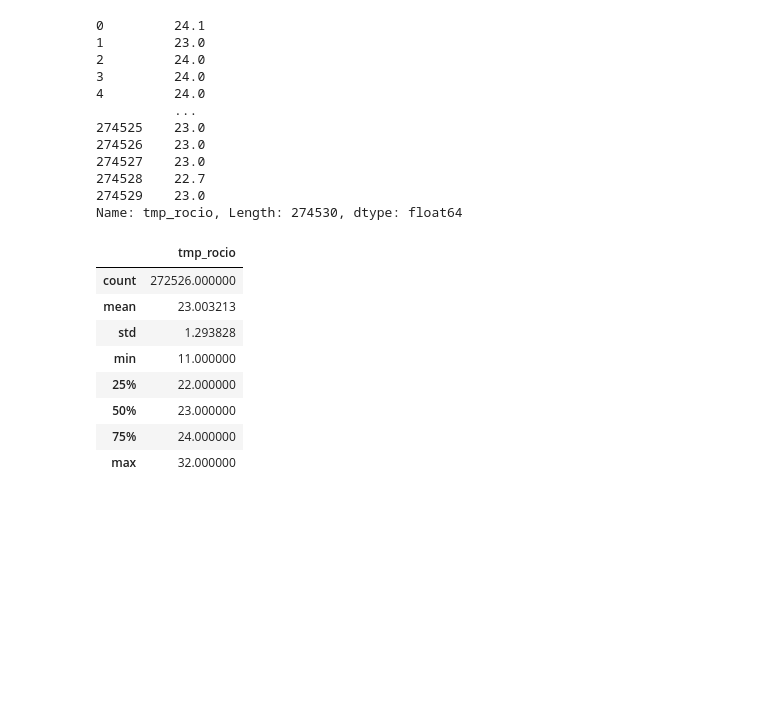
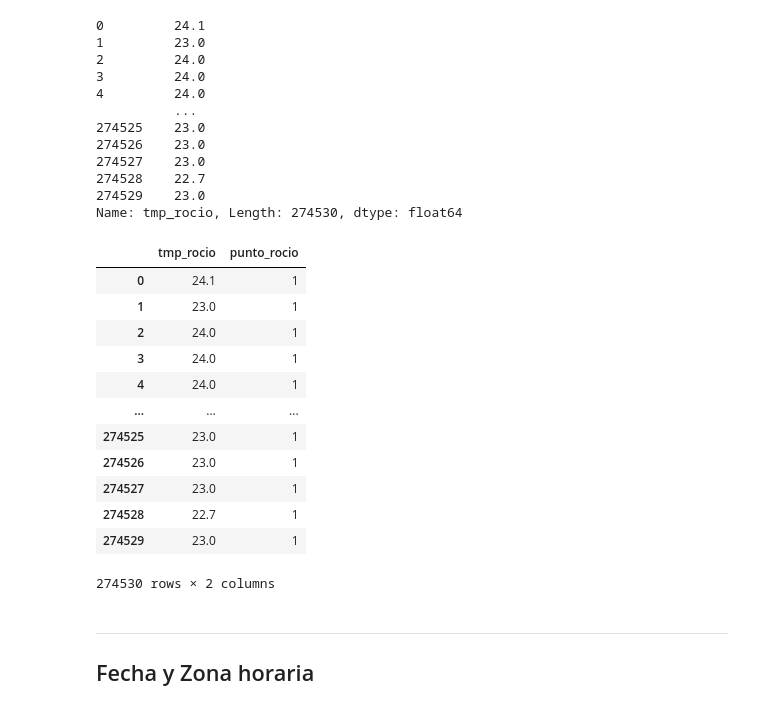
Before and after one commit to David-Sac/clima-iquitos, a Jupyter notebook: notebooks/01_exploracion.ipynb, the cells around one changed output. Cells and saved outputs as stored; diff of their text form; code cells hidden in the pictures; blank space fills up the shorter version.

```diff
--- a/notebooks/01_exploracion.ipynb
+++ b/notebooks/01_exploracion.ipynb
@@ -249,7 +249,7 @@ Name: tmp_rocio, Length: 274530, dtype: int64
 # %%
 df.loc[df["tmp_rocio"] == 9999, "tmp_rocio"] = None
 # %%
-df.loc[df["punto_rocio"].isin(["2","3","6","7"]), "punto_rocio"] = None
+df.loc[df["punto_rocio"].isin(["2","3","6","7"]), "tmp_rocio"] = None
 # %%
 df["tmp_rocio"] =  df["tmp_rocio"] / 10
 df["tmp_rocio"]
@@ -267,14 +267,21 @@ df["tmp_rocio"]
 274529    23.0
 Name: tmp_rocio, Length: 274530, dtype: float64
 # %%
-df[["tmp_rocio", "punto_rocio"]].describe()
+df[["tmp_rocio", "punto_rocio"]]
 # %% [output]
-|  | tmp_rocio |
-| count | 272526.000000 |
-| mean | 23.003213 |
-| std | 1.293828 |
-| min | 11.000000 |
-| 25% | 22.000000 |
-| 50% | 23.000000 |
-| 75% | 24.000000 |
-| max | 32.000000 |
+|  | tmp_rocio | punto_rocio |
+| 0 | 24.1 | 1 |
+| 1 | 23.0 | 1 |
+| 2 | 24.0 | 1 |
+| 3 | 24.0 | 1 |
+| 4 | 24.0 | 1 |
+| ... | ... | ... |
+| 274525 | 23.0 | 1 |
+| 274526 | 23.0 | 1 |
+| 274527 | 23.0 | 1 |
+| 274528 | 22.7 | 1 |
+| 274529 | 23.0 | 1 |
+274530 rows × 2 columns
+# %% [markdown]
+---
+## Fecha y Zona horaria
```
Also changed, not shown: parts of 25 cells of this notebook.
